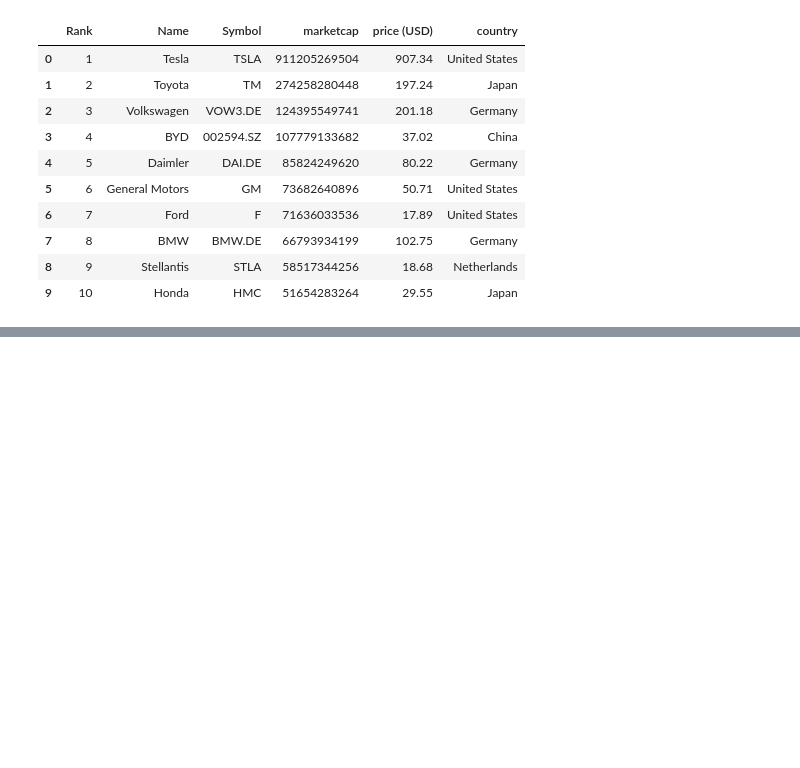
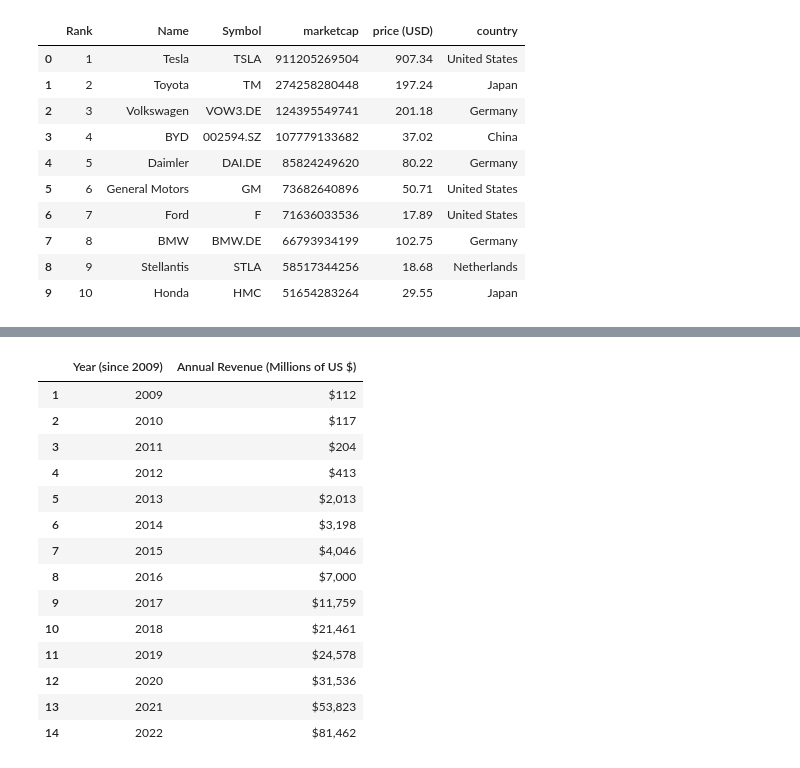
Before and after one commit to SavannahWithAnH/CitiBikeAnalysis, a Jupyter notebook: Resources/converting_data.ipynb, the cells around one changed output, grey strips where cells are left out. Cells and saved outputs as stored; diff of their text form; code cells hidden in the pictures; blank space fills up the shorter version.

Commit message:
webscrraping and saved json file tsla_data

```diff
--- a/Resources/converting_data.ipynb
+++ b/Resources/converting_data.ipynb
@@ -3,3 +1,17 @@ import pandas as pd
+# %%
+# Import relevant libraries
+from pprint import pprint
+from splinter import Browser
+from bs4 import BeautifulSoup as soup
+import matplotlib.pyplot as plt
+import pandas as pd
+from selenium.webdriver.chrome.options import Options
+driver_path = '/home/mo/Downloads/chromedriver'
+binary_location = '/usr/bin/google-chrome'
+options = Options()
+options.binary_location = binary_location
+# %%
+browser = Browser('chrome', executable_path = driver_path , options = options)
 # %%
 df = pd.read_csv ('automakers stocks 2010-2022.csv')
 
@@ -120,0 +137,24 @@ df_new
+# %%
+html = browser.html
+df = pd.read_html(html)
+tsla_df = df[0]
+tsla_df
+tsla_df.columns = tsla_df.iloc[0]
+tsla_df = tsla_df.drop(tsla_df.index[0])
+tsla_df
+# %% [output]
+|  | Year (since 2009) | Annual Revenue (Millions of US $) |
+| 1 | 2009 | $112 |
+| 2 | 2010 | $117 |
+| 3 | 2011 | $204 |
+| 4 | 2012 | $413 |
+| 5 | 2013 | $2,013 |
+| 6 | 2014 | $3,198 |
+| 7 | 2015 | $4,046 |
+| 8 | 2016 | $7,000 |
+| 9 | 2017 | $11,759 |
+| 10 | 2018 | $21,461 |
+| 11 | 2019 | $24,578 |
+| 12 | 2020 | $31,536 |
+| 13 | 2021 | $53,823 |
+| 14 | 2022 | $81,462 |
```
Also changed, not shown: parts of 3 cells of this notebook, 1 other file.
